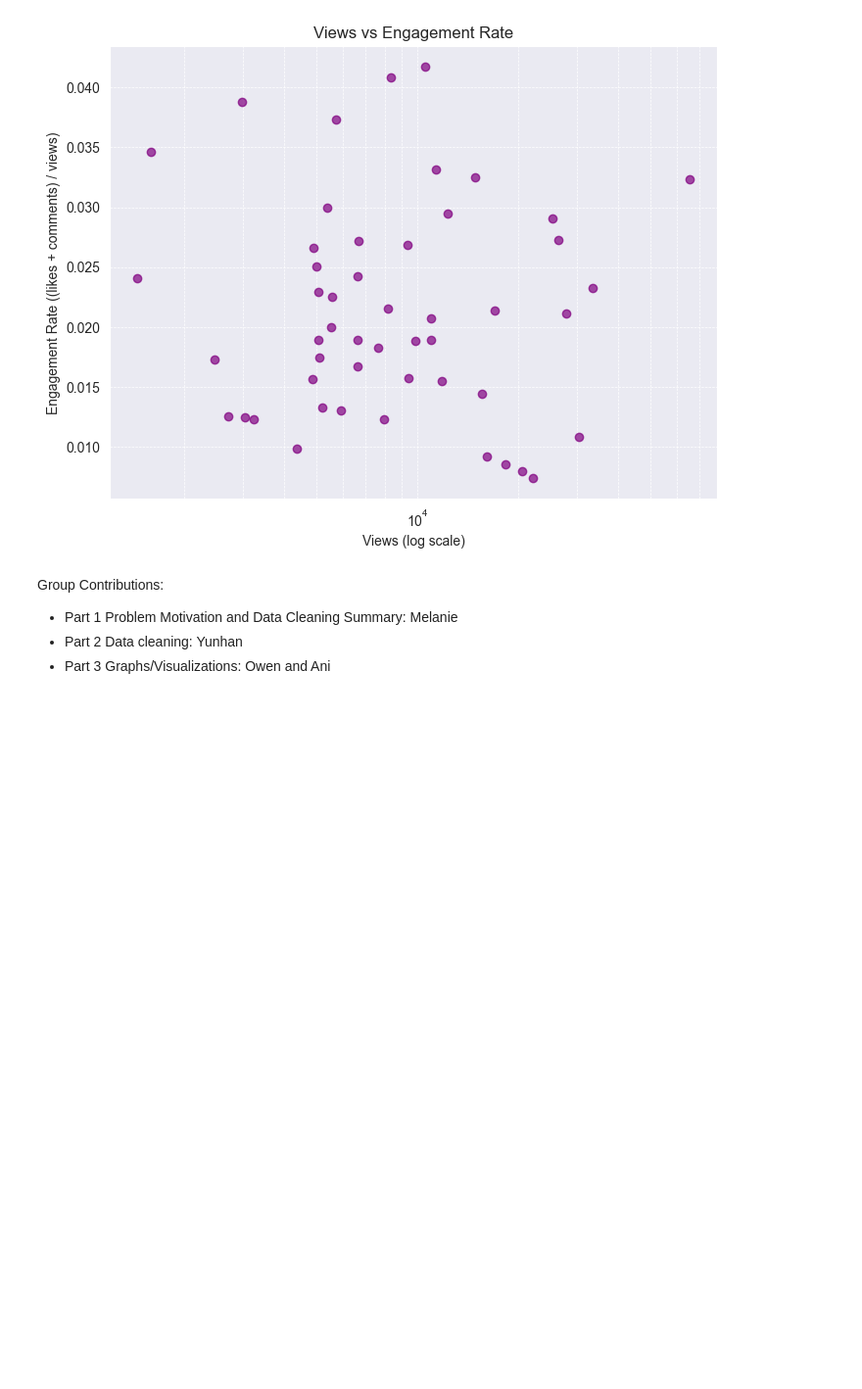
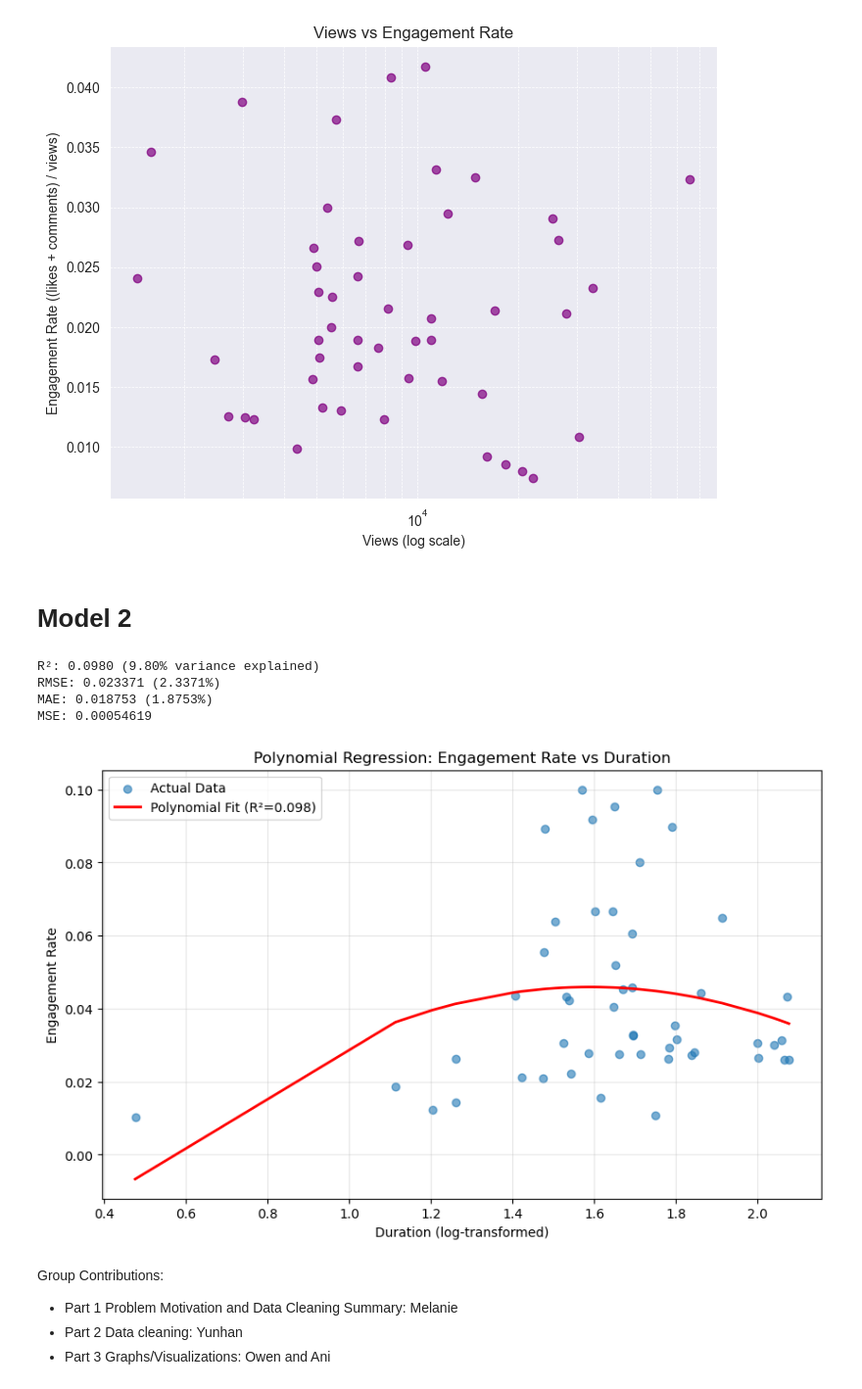
Before and after one commit to melanieyu23/DS3000_Project, a Jupyter notebook: phase2.ipynb, the cells around one changed output. Shown at 98% size. Saved outputs shown, nothing was run; the diff lists cells and outputs as text; code cells hidden in the pictures; blank space fills up the shorter version.

Commit message:
Model 2

```diff
--- a/phase2.ipynb
+++ b/phase2.ipynb
@@ -219,6 +219,65 @@ plt.grid(True, which="both", ls="--", lw=0.5)
 plt.show()
 # %% [output]
 [figure]
+# %% [markdown]
+# Model 2
+# %%
+# Model 2: Polynomial Regression
+from sklearn.linear_model import LinearRegression
+from sklearn.preprocessing import PolynomialFeatures
+from sklearn.metrics import mean_squared_error, r2_score
+
+# Prepare data (using ALL 50 samples - no train-test split due to small dataset)
+X = duration.to_numpy().reshape(-1, 1)
+y_engagement = engagement_rate.to_numpy()
+
+# Create polynomial features (degree 2)
+poly = PolynomialFeatures(degree=2, include_bias=False)
+X_poly = poly.fit_transform(X)
+
+# Fit polynomial regression model
+model_poly = LinearRegression()
+model_poly.fit(X_poly, y_engagement)
+
+# Get predictions
+y_pred_poly = model_poly.predict(X_poly)
+
+# Calculate metrics
+mse_poly = mean_squared_error(y_engagement, y_pred_poly)
+r2_poly = r2_score(y_engagement, y_pred_poly)
+rmse_poly = np.sqrt(mse_poly)
+mae_poly = np.mean(np.abs(y_engagement - y_pred_poly))
+
+print(f"R²: {r2_poly:.4f} ({r2_poly*100:.2f}% variance explained)")
+print(f"RMSE: {rmse_poly:.6f} ({rmse_poly*100:.4f}%)")
+print(f"MAE: {mae_poly:.6f} ({mae_poly*100:.4f}%)")
+print(f"MSE: {mse_poly:.8f}")
+
+# Visualize the polynomial fit
+plt.figure(figsize=(10, 6))
+
+# Sort data for smooth curve
+sort_idx = np.argsort(duration.values)
+X_sorted = duration.values[sort_idx].reshape(-1, 1)
+y_sorted = engagement_rate.values[sort_idx]
+X_poly_sorted = poly.transform(X_sorted)
+y_poly_sorted = model_poly.predict(X_poly_sorted)
+
+# Plot
+plt.scatter(duration, engagement_rate, alpha=0.6, label='Actual Data')
+plt.plot(X_sorted.flatten(), y_poly_sorted, 'r-', linewidth=2, label=f'Polynomial Fit (R²={r2_poly:.3f})')
+plt.xlabel('Duration (log-transformed)')
+plt.ylabel('Engagement Rate')
+plt.title('Polynomial Regression: Engagement Rate vs Duration')
+plt.legend()
+plt.grid(True, alpha=0.3)
+plt.show()
+# %% [output]
+R²: 0.0980 (9.80% variance explained)
+RMSE: 0.023371 (2.3371%)
+MAE: 0.018753 (1.8753%)
+MSE: 0.00054619
+[figure, added]
 # %% [markdown]
 Group Contributions:
 - Part 1 Problem Motivation and Data Cleaning Summary: Melanie
```
